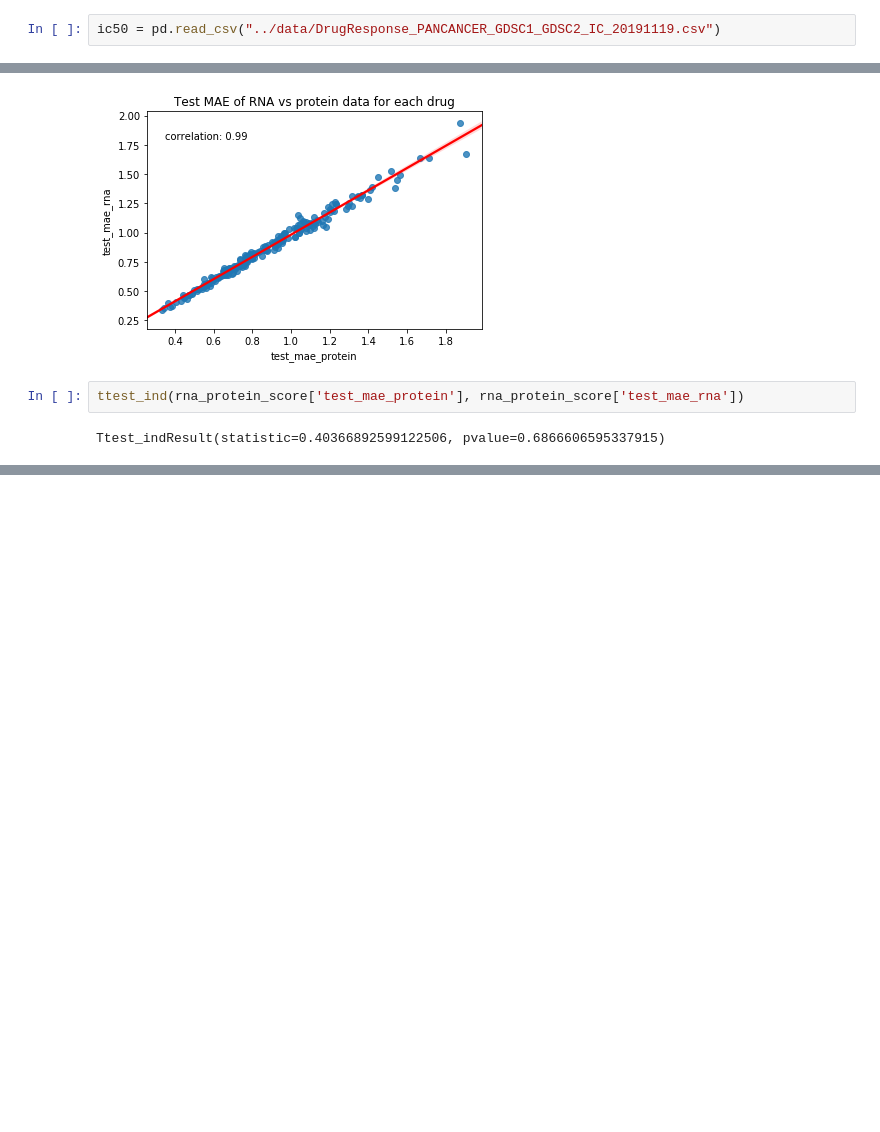
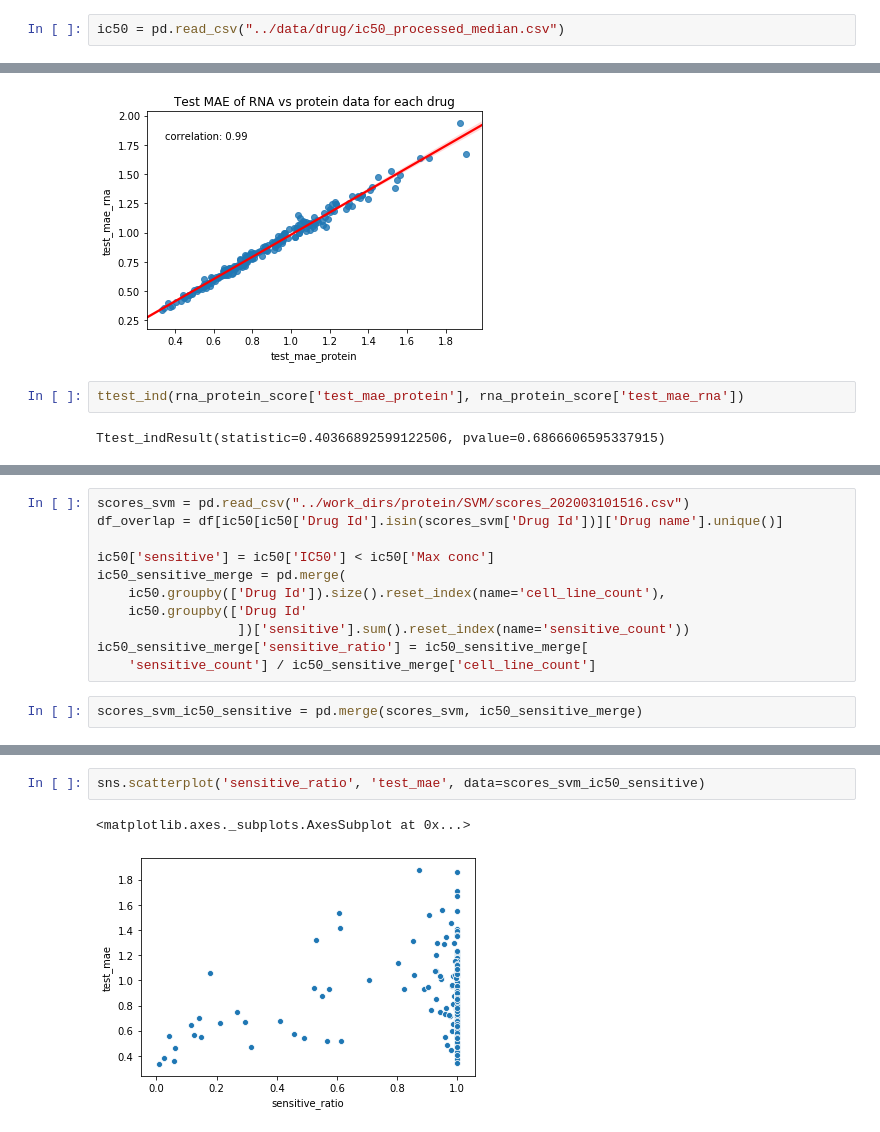
Before and after one commit to EmanuelGoncalves/cancer_proteomics, a Jupyter notebook: drug_response/notebooks/grid_search_analysis.ipynb, the cells around one changed output, grey strips where cells are left out. Cells and saved outputs as stored; diff of their text form; blank space fills up the shorter version.

```diff
--- a/drug_response/notebooks/grid_search_analysis.ipynb
+++ b/drug_response/notebooks/grid_search_analysis.ipynb
@@ -12,7 +12,7 @@ df4 = pd.read_csv("../data/rebecca/drug_scores_rf_cds4.txt", sep='\t', low_memor
 
 df = pd.concat([df3, df4], axis=1)
 # %%
-ic50 = pd.read_csv("../data/DrugResponse_PANCANCER_GDSC1_GDSC2_IC_20191119.csv")
+ic50 = pd.read_csv("../data/drug/ic50_processed_median.csv")
 # %%
 def plot_best_params(df):
     fig, ax = plt.subplots((df.columns.size - 2) // 2 + 1,
@@ -312,0 +284,13 @@ Ttest_indResult(statistic=0.40366892599122506, pvalue=0.6866606595337915)
+# %%
+scores_svm = pd.read_csv("../work_dirs/protein/SVM/scores_202003101516.csv")
+df_overlap = df[ic50[ic50['Drug Id'].isin(scores_svm['Drug Id'])]['Drug name'].unique()]
+
+ic50['sensitive'] = ic50['IC50'] < ic50['Max conc']
+ic50_sensitive_merge = pd.merge(
+    ic50.groupby(['Drug Id']).size().reset_index(name='cell_line_count'),
+    ic50.groupby(['Drug Id'
+                  ])['sensitive'].sum().reset_index(name='sensitive_count'))
+ic50_sensitive_merge['sensitive_ratio'] = ic50_sensitive_merge[
+    'sensitive_count'] / ic50_sensitive_merge['cell_line_count']
+# %%
+scores_svm_ic50_sensitive = pd.merge(scores_svm, ic50_sensitive_merge)
@@ -312,0 +306,5 @@ Ttest_indResult(statistic=0.40366892599122506, pvalue=0.6866606595337915)
+# %%
+sns.scatterplot('sensitive_ratio', 'test_mae', data=scores_svm_ic50_sensitive)
+# %% [output]
+<matplotlib.axes._subplots.AxesSubplot at 0x...>
+[figure, added]
```
Also changed, not shown: parts of 25 cells of this notebook, 41 other files.
